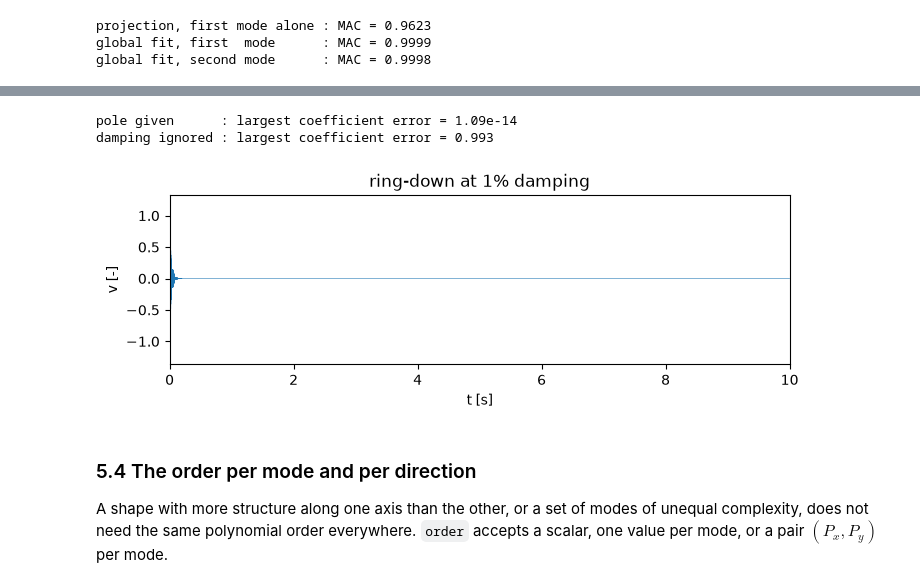
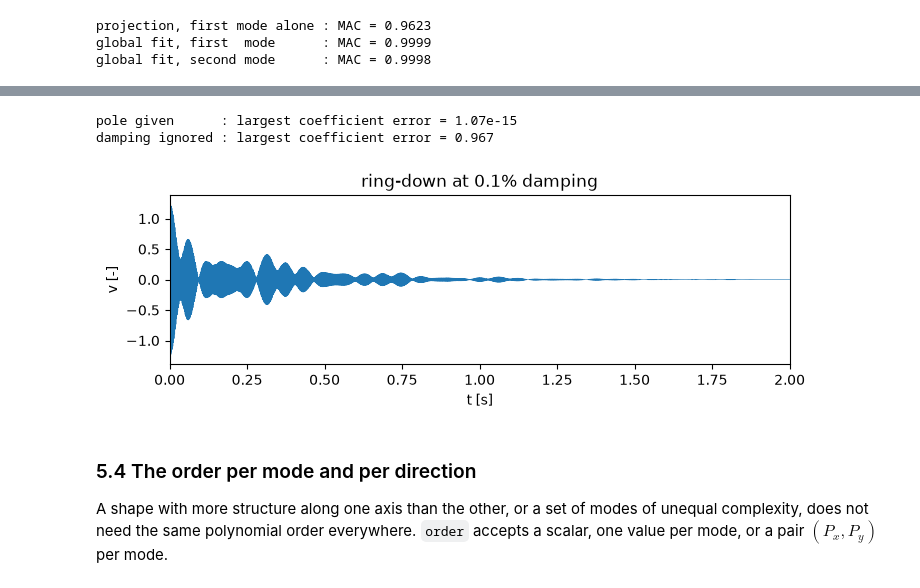
Before and after one commit to ladisk/pyCSLDV, a Jupyter notebook: Showcase.ipynb, the cells around one changed output, grey strips where cells are left out. Saved outputs shown, nothing was run; the diff lists cells and outputs as text; code cells hidden in the pictures.

```diff
--- a/Showcase.ipynb
+++ b/Showcase.ipynb
@@ -301,30 +310,31 @@ envelope together with the shape, and the shape is allowed to be complex.
 # %%
-zeta = 0.01                                     # damping ratio [-]
+zeta = 0.001                                    # damping ratio [-]
 omega = 2 * np.pi * fz_5
 pole = -zeta * omega + 1j * omega * np.sqrt(1 - zeta ** 2)
 
 # a shape whose two contributions are 1.2 rad out of phase with each other
 C_complex = np.zeros((3, 3), dtype=complex)
 C_complex[1, 1] = np.exp(1j * 0.9)
 C_complex[2, 0] = 0.5 * np.exp(1j * 2.1)
 
 decaying = (pycsldv.chebyshev_shape(C_complex.real)(x_5, y_5)
             + 1j * pycsldv.chebyshev_shape(C_complex.imag)(x_5, y_5))
 decaying = (decaying * np.exp(pole * t_5)).real
 
 with_damping = pycsldv.demodulate_ods_2d(decaying, fs_5, fx, fy, poles=pole, order=2)
 without = pycsldv.demodulate_ods_2d(decaying, fs_5, fx, fy, fn=fz_5, order=2)
 
 print(f'pole given      : largest coefficient error = {np.abs(with_damping - C_complex).max():.2e}')
 print(f'damping ignored : largest coefficient error = {np.abs(without - C_complex).max():.3f}')
 
 fig, ax = plt.subplots(figsize=(8, 2.2))
 ax.plot(t_5, decaying, linewidth=0.4)
-ax.set(xlabel='t [s]', ylabel='v [-]', title=f'ring-down at {zeta:.0%} damping', xlim=(0, 10));
+ax.set(xlabel='t [s]', ylabel='v [-]',
+       title=f'ring-down at {zeta:.1%} damping', xlim=(0, 2));
 # %% [output]
-pole given      : largest coefficient error = 1.09e-14
-damping ignored : largest coefficient error = 0.993
+pole given      : largest coefficient error = 1.07e-15
+damping ignored : largest coefficient error = 0.967
-[figure, old version]
+[figure, new version]
 # %% [markdown]
 ### 5.4 The order per mode and per direction
 
```
Also changed, not shown: parts of 1 cell of this notebook, 5 other files.
